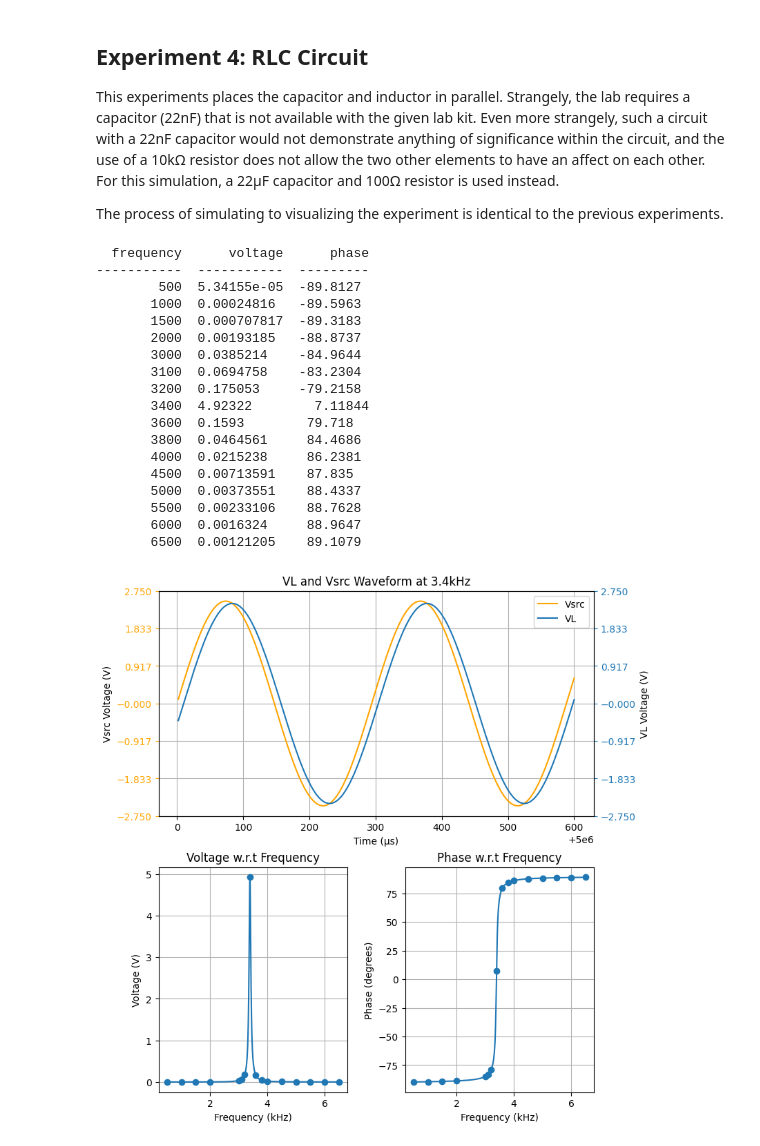
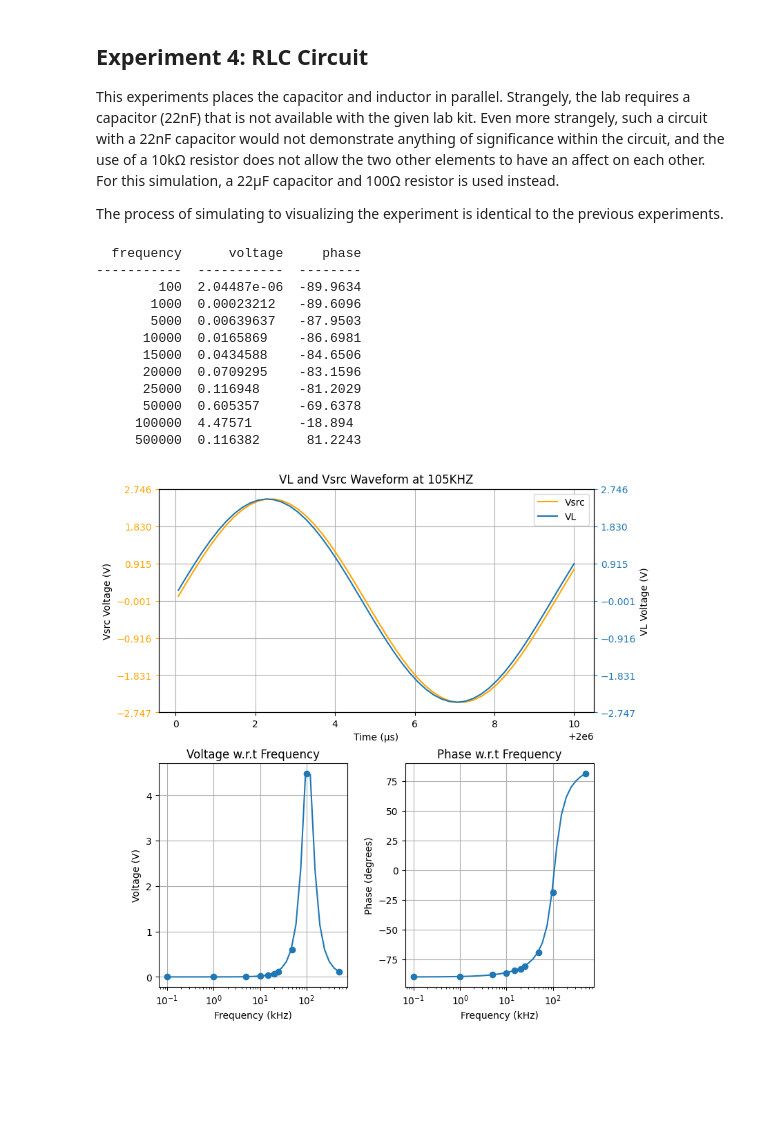
Before and after one commit to fellow-sh/apsc255-lab4, a Jupyter notebook: lab4.ipynb, the cells around one changed output. Saved outputs shown, nothing was run; the diff lists cells and outputs as text; code cells hidden in the pictures; blank space fills up the shorter version.

```diff
--- a/lab4.ipynb
+++ b/lab4.ipynb
@@ -271,6 +271,12 @@ This experiments places the capacitor and inductor in parallel. Strangely, the l
 The process of simulating to visualizing the experiment is identical to the previous experiments.
 # %%
 # Experiment 4
+
+old = False
+ac = 'ac lin 500 0.5KHZ 6.5KHZ' if old else 'ac dec 10 0.1KHZ 500KHZ'
+transient = 'tran 3u 5000.6ms 5s' if old else 'tran 3u 2000.01ms 2s'
+C1 = '22uF' if old else '22nF'
+frequency = '3.4KHZ' if old else '105KHZ'
 
 exp4_wave_file = 'exp4_wave.txt'
 exp4_attr_file = 'exp4_attr.txt'
@@ -278,15 +284,15 @@ exp4_attr_file = 'exp4_attr.txt'
 exp4_spice_file = (
     'Lab4e4\n'
     '\n'
-    'VIN in 0 dc 0 ac 1 SIN(0 2.5 3.4K)\n'
+    f'VIN in 0 dc 0 ac 1 SIN(0 2.5 {frequency})\n'
     'R1 in out 98.25\n'
-    'C1 out 0 22UF\n'
+    f'C1 out 0 {C1}\n'
     'L1 out 0 100UH\n'
     '\n'
     '.control\n'
-    'tran 3u 5000.6ms 5s\n'
+    f'{transient}\n'
     f'wrdata {exp4_wave_file} vr(in) vr(out)\n'
-    'ac lin 500 0.5KHZ 6.5KHZ\n'
+    f'{ac}\n'
     f'wrdata {exp4_attr_file} vr(out) ph(out)\n'
     '.endc\n'
     '.end'
@@ -307,12 +313,15 @@ channel14 = exp4_wave[1]
 channel24 = exp4_wave[3]
 
 # Collect data at desired frequencies
-select_frequency4 = np.array([
-    0.5, 1.0, 1.5, 2.0,
-    3.0, 3.1, 3.2, 3.4,
-    3.6, 3.8, 4.0, 4.5,
-    5.0, 5.5, 6.0, 6.5
-]) * 1e3
+if old:
+    select_frequency4 = np.array([
+        0.5, 1.0, 1.5, 2.0,
+        3.0, 3.1, 3.2, 3.4,
+        3.6, 3.8, 4.0, 4.5,
+        5.0, 5.5, 6.0, 6.5
+    ]) * 1e3
+else:
+    select_frequency4 = np.array([0.1, 1, 5, 10, 15, 20, 25, 50, 100, 500]) * 1e3
 select_phase4 = []
 select_voltage4 = []
 
@@ -335,7 +344,7 @@ ax0 = fig.add_subplot(2, 2, (1, 2))
 line1 = ax0.plot(time4*1e6, channel14, color='orange', label='Vsrc')
 ax0.set_yticks(ticks)
 ax0.tick_params('y', colors='orange')
-ax0.set_title("VL and Vsrc Waveform at 3.4kHz")
+ax0.set_title(f"VL and Vsrc Waveform at {frequency}")
 ax0.set_xlabel("Time (\u03bcs)")
 ax0.set_ylabel("Vsrc Voltage (V)")
 
@@ -345,49 +354,45 @@ ax1 = ax0.twinx()
 line2 = ax1.plot(time4*1e6, channel24, label='VL')
 ax1.set_yticks(ticks)
 ax1.tick_params('y', colors='tab:blue')
 ax1.set_ylabel("VL Voltage (V)")
 
 ax0.grid(True)
 
 # https://stackoverflow.com/a/5487005
 lines = line1 + line2
 labels = [l.get_label() for l in lines]
 ax0.legend(lines, labels, loc=0)
 
 ax2 = fig.add_subplot(2, 2, 3)
 ax2.plot(select_frequency4 / 1e3, select_voltage4, 'o')
 ax2.plot(frequency4 / 1e3, voltage4, '-', color='tab:blue')
+ax2.set_xscale('log')
 ax2.set_title("Voltage w.r.t Frequency")
 ax2.set_xlabel("Frequency (kHz)")
 ax2.set_ylabel("Voltage (V)")
 ax2.grid(True)
 
 ax3 = fig.add_subplot(2, 2, 4)
 ax3.plot(select_frequency4 / 1e3, select_phase4, 'o')
 ax3.plot(frequency4 / 1e3, phase4, '-', color='tab:blue')
+ax3.set_xscale('log')
 ax3.set_title("Phase w.r.t Frequency")
 ax3.set_xlabel("Frequency (kHz)")
 ax3.set_ylabel("Phase (degrees)")
 ax3.grid(True)
 
 plt.show()
 # %% [output]
-  frequency      voltage      phase
------------  -----------  ---------
-        500  5.34155e-05  -89.8127
-       1000  0.00024816   -89.5963
-       1500  0.000707817  -89.3183
-       2000  0.00193185   -88.8737
-       3000  0.0385214    -84.9644
-       3100  0.0694758    -83.2304
-       3200  0.175053     -79.2158
-       3400  4.92322        7.11844
-       3600  0.1593        79.718
-       3800  0.0464561     84.4686
-       4000  0.0215238     86.2381
-       4500  0.00713591    87.835
-       5000  0.00373551    88.4337
-       5500  0.00233106    88.7628
-       6000  0.0016324     88.9647
-       6500  0.00121205    89.1079
+  frequency      voltage     phase
+-----------  -----------  --------
+        100  2.04487e-06  -89.9634
+       1000  0.00023212   -89.6096
+       5000  0.00639637   -87.9503
+      10000  0.0165869    -86.6981
+      15000  0.0434588    -84.6506
+      20000  0.0709295    -83.1596
+      25000  0.116948     -81.2029
+      50000  0.605357     -69.6378
+     100000  4.47571      -18.894
+     500000  0.116382      81.2243
-[figure, old version]
+[figure, new version]
```
